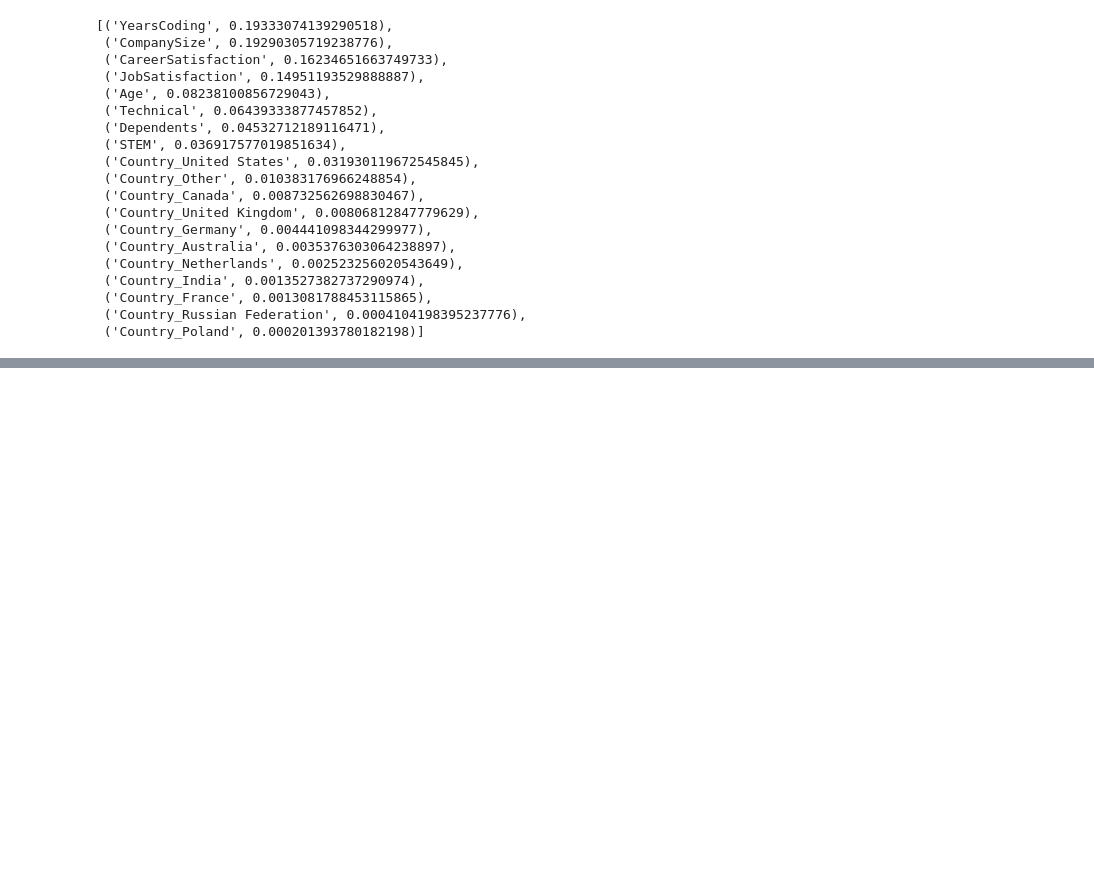
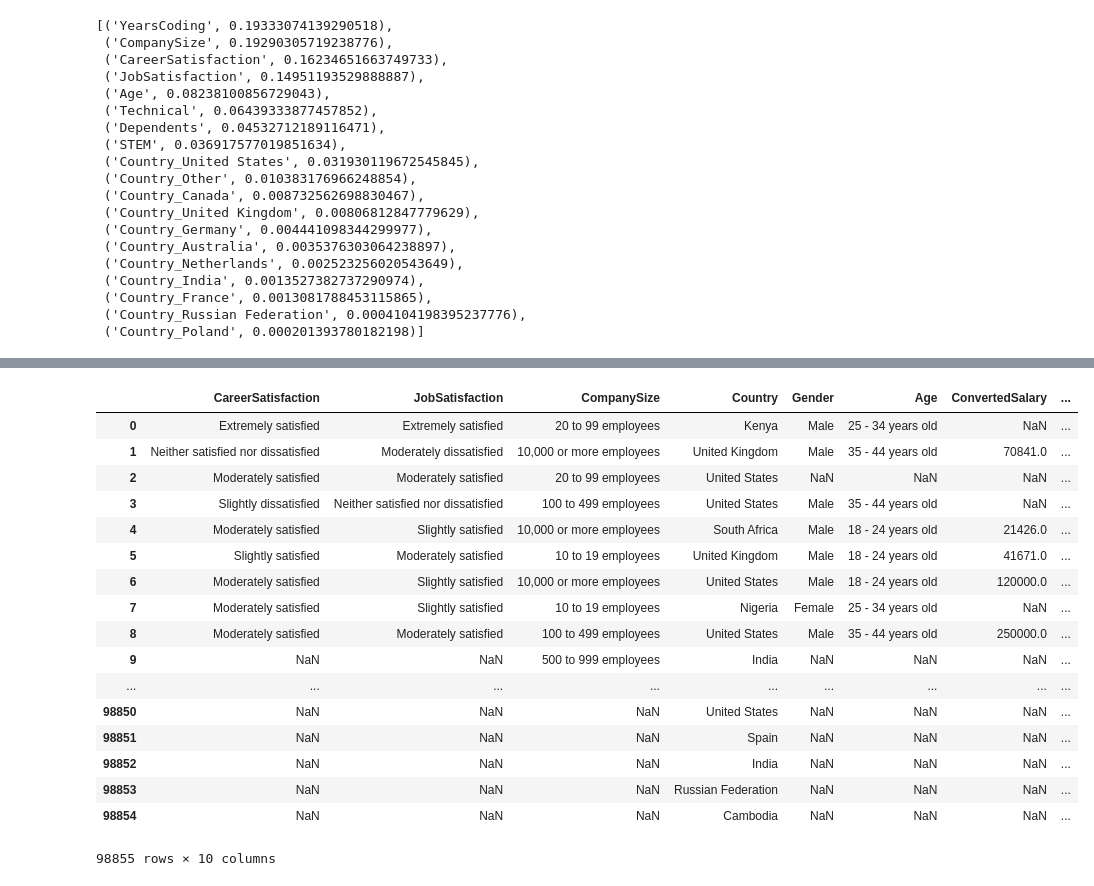
Before and after one commit to dltheobald-Deloitte/GenderGapAnalysis, a Jupyter notebook: Blog_prep.ipynb, the cells around one changed output, grey strips where cells are left out. Saved outputs shown, nothing was run; the diff lists cells and outputs as text; code cells hidden in the pictures; blank space fills up the shorter version.

```diff
--- a/Blog_prep.ipynb
+++ b/Blog_prep.ipynb
@@ -907,0 +928,21 @@ These are the male feature importances, ordered by importance:
+# %%
+pd.read_pickle('df_personal_data.pkl')
+# %% [output]
+|  | CareerSatisfaction | JobSatisfaction | CompanySize | Country | Gender | Age | ConvertedSalary | ... |
+| 0 | Extremely satisfied | Extremely satisfied | 20 to 99 employees | Kenya | Male | 25 - 34 years old | NaN | ... |
+| 1 | Neither satisfied nor dissatisfied | Moderately dissatisfied | 10,000 or more employees | United Kingdom | Male | 35 - 44 years old | 70841.0 | ... |
+| 2 | Moderately satisfied | Moderately satisfied | 20 to 99 employees | United States | NaN | NaN | NaN | ... |
+| 3 | Slightly dissatisfied | Neither satisfied nor dissatisfied | 100 to 499 employees | United States | Male | 35 - 44 years old | NaN | ... |
+| 4 | Moderately satisfied | Slightly satisfied | 10,000 or more employees | South Africa | Male | 18 - 24 years old | 21426.0 | ... |
+| 5 | Slightly satisfied | Moderately satisfied | 10 to 19 employees | United Kingdom | Male | 18 - 24 years old | 41671.0 | ... |
+| 6 | Moderately satisfied | Slightly satisfied | 10,000 or more employees | United States | Male | 18 - 24 years old | 120000.0 | ... |
+| 7 | Moderately satisfied | Slightly satisfied | 10 to 19 employees | Nigeria | Female | 25 - 34 years old | NaN | ... |
+| 8 | Moderately satisfied | Moderately satisfied | 100 to 499 employees | United States | Male | 35 - 44 years old | 250000.0 | ... |
+| 9 | NaN | NaN | 500 to 999 employees | India | NaN | NaN | NaN | ... |
+| ... | ... | ... | ... | ... | ... | ... | ... | ... |
+| 98850 | NaN | NaN | NaN | United States | NaN | NaN | NaN | ... |
+| 98851 | NaN | NaN | NaN | Spain | NaN | NaN | NaN | ... |
+| 98852 | NaN | NaN | NaN | India | NaN | NaN | NaN | ... |
+| 98853 | NaN | NaN | NaN | Russian Federation | NaN | NaN | NaN | ... |
+| 98854 | NaN | NaN | NaN | Cambodia | NaN | NaN | NaN | ... |
+98855 rows × 10 columns
```
Also changed, not shown: parts of 3 cells of this notebook, 2 other files.
